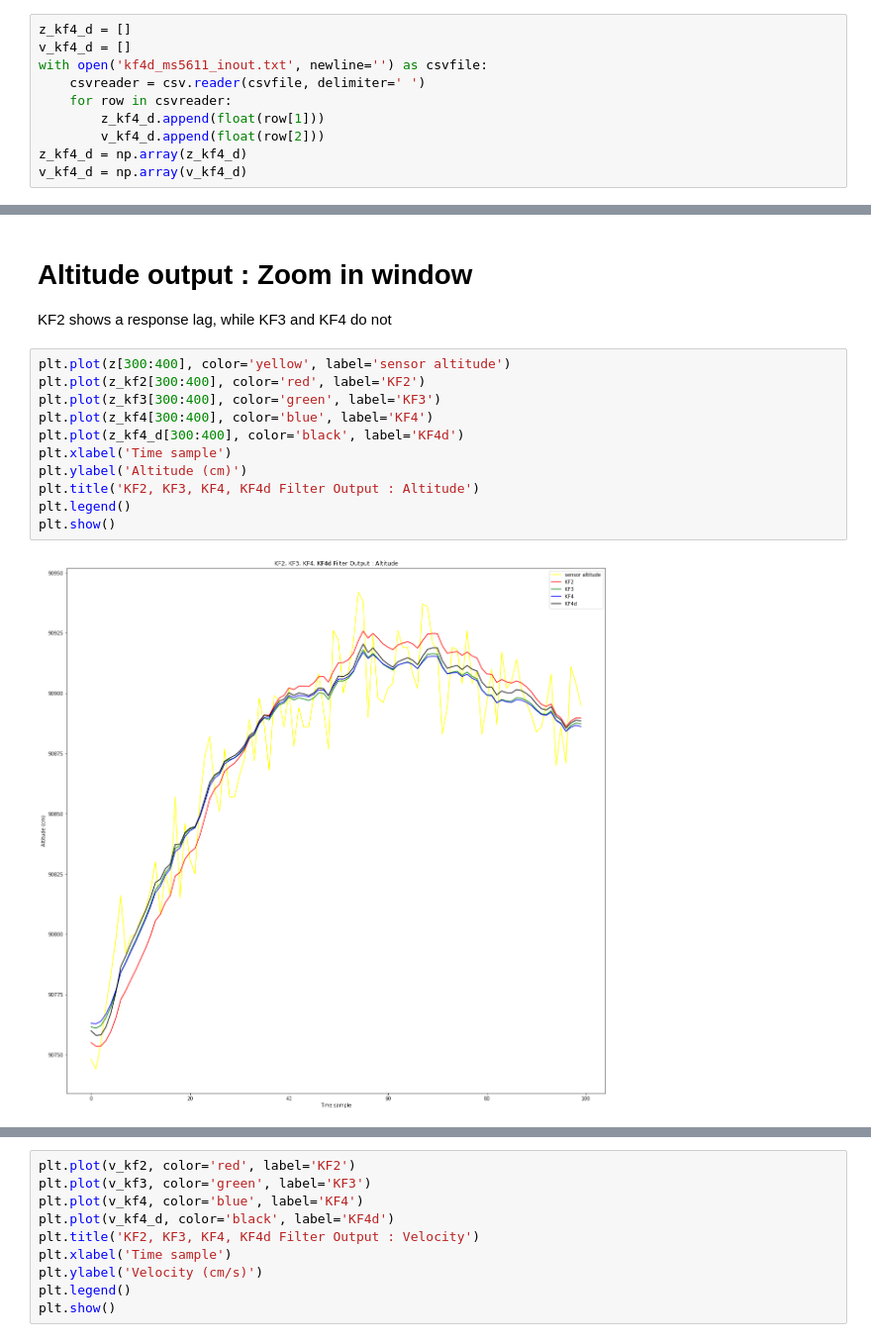
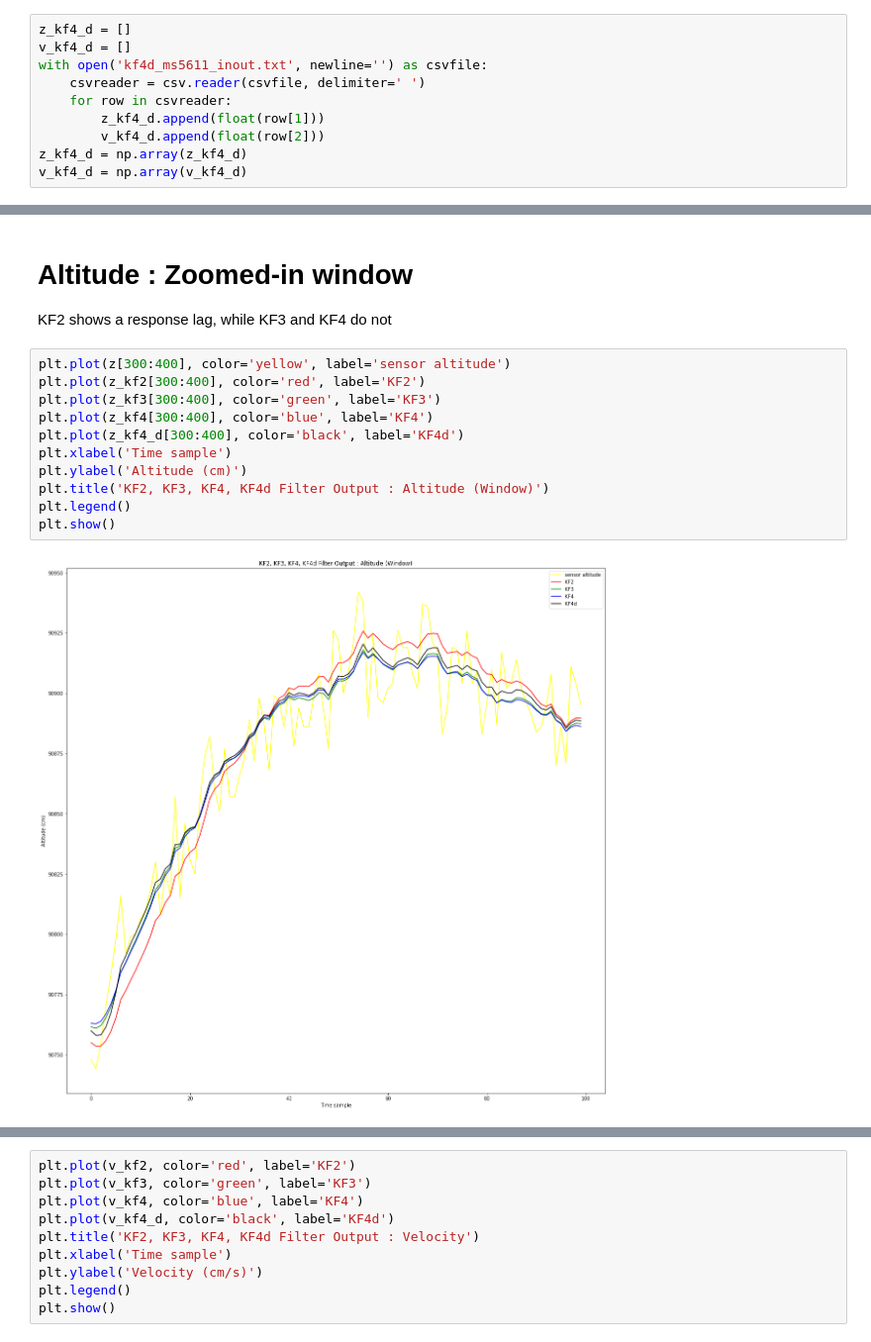
Before and after one commit to har-in-air/ESP32_IMU_BARO_GPS_VARIO, a Jupyter notebook: offline/compare_kf2_kf3_kf4.ipynb, the cells around one changed output, grey strips where cells are left out. Shown at 99% size. Drawn from its saved outputs; the diff is of its cells as text.

```diff
--- a/offline/compare_kf2_kf3_kf4.ipynb
+++ b/offline/compare_kf2_kf3_kf4.ipynb
@@ -123,20 +126,20 @@ plt.show()
 # %% [output]
 [figure]
 # %% [markdown]
-# Altitude output :  Zoom in window
+# Altitude  :  Zoomed-in window
 
 KF2 shows a response lag, while KF3 and KF4 do not
 # %%
 plt.plot(z[300:400], color='yellow', label='sensor altitude')
 plt.plot(z_kf2[300:400], color='red', label='KF2')
 plt.plot(z_kf3[300:400], color='green', label='KF3')
 plt.plot(z_kf4[300:400], color='blue', label='KF4')
 plt.plot(z_kf4_d[300:400], color='black', label='KF4d')
 plt.xlabel('Time sample')
 plt.ylabel('Altitude (cm)')
-plt.title('KF2, KF3, KF4, KF4d Filter Output : Altitude')
+plt.title('KF2, KF3, KF4, KF4d Filter Output : Altitude (Window)')
 plt.legend()
 plt.show()
 # %% [output]
-[figure, old version]
+[figure, new version]
 # %% [markdown]
```
Also changed, not shown: parts of 11 cells of this notebook.
